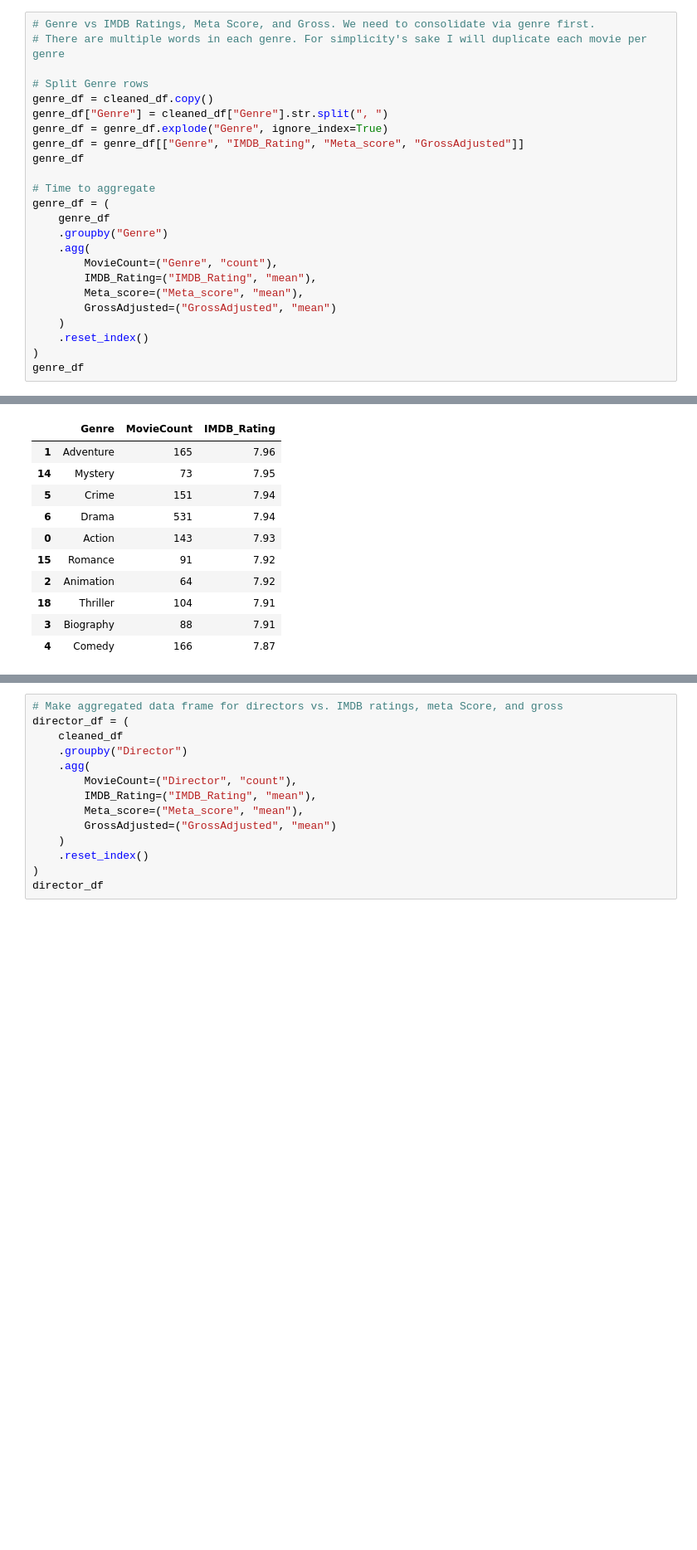
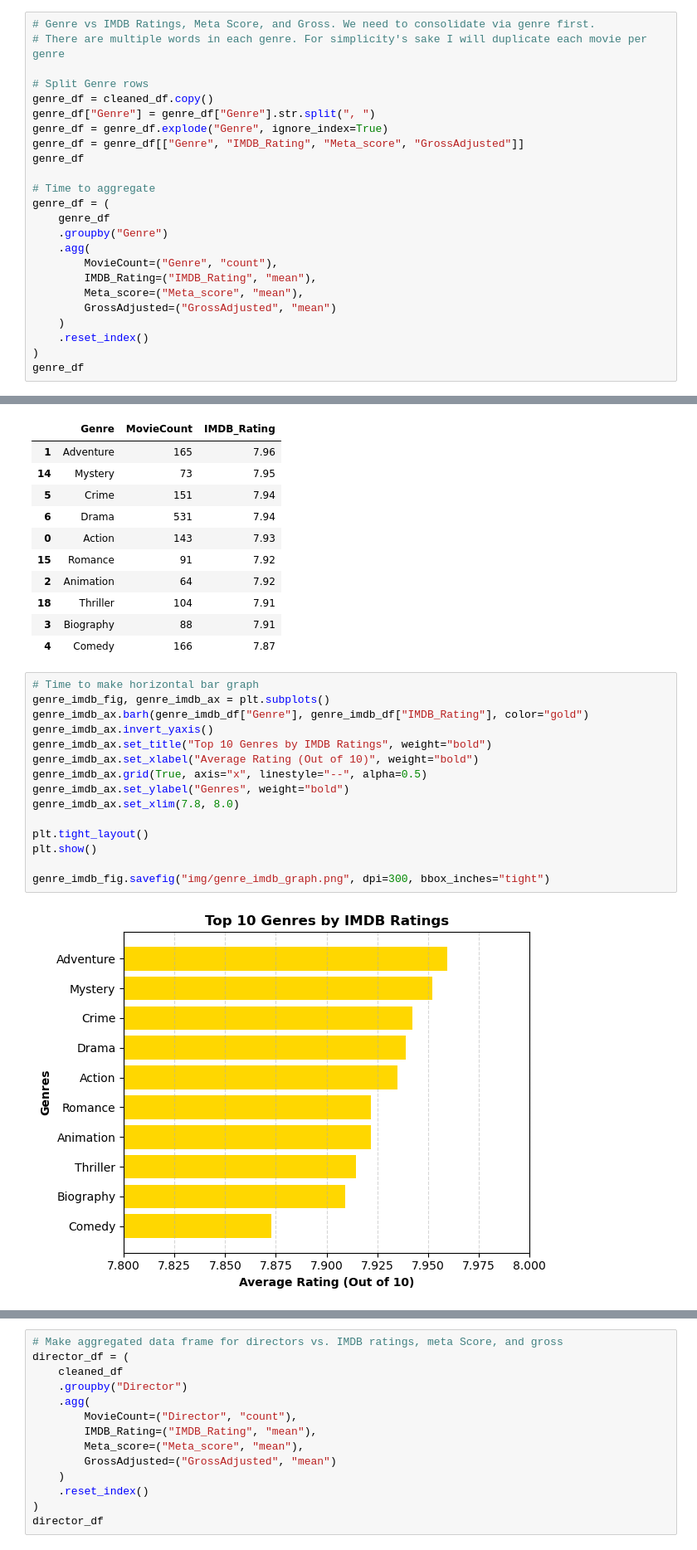
Before and after one commit to spc-kim/midterm_project, a Jupyter notebook: notebook.ipynb, the cells around one changed output, grey strips where cells are left out. Shown at 83% size. Drawn from its saved outputs; the diff is of its cells as text; blank space fills up the shorter version.

```diff
--- a/notebook.ipynb
+++ b/notebook.ipynb
@@ -461,7 +475,7 @@ runtime_fig.savefig("img/corr_runtime_graph.png", dpi=300, bbox_inches="tight")
 
 # Split Genre rows
 genre_df = cleaned_df.copy()
-genre_df["Genre"] = cleaned_df["Genre"].str.split(", ")
+genre_df["Genre"] = genre_df["Genre"].str.split(", ")
 genre_df = genre_df.explode("Genre", ignore_index=True)
 genre_df = genre_df[["Genre", "IMDB_Rating", "Meta_score", "GrossAdjusted"]]
 genre_df
@@ -523,4 +537,21 @@ genre_imdb_df
 | 18 | Thriller | 104 | 7.91 |
 | 3 | Biography | 88 | 7.91 |
 | 4 | Comedy | 166 | 7.87 |
+# %%
+# Time to make horizontal bar graph
+genre_imdb_fig, genre_imdb_ax = plt.subplots()
+genre_imdb_ax.barh(genre_imdb_df["Genre"], genre_imdb_df["IMDB_Rating"], color="gold")
+genre_imdb_ax.invert_yaxis()
+genre_imdb_ax.set_title("Top 10 Genres by IMDB Ratings", weight="bold")
+genre_imdb_ax.set_xlabel("Average Rating (Out of 10)", weight="bold")
+genre_imdb_ax.grid(True, axis="x", linestyle="--", alpha=0.5)
+genre_imdb_ax.set_ylabel("Genres", weight="bold")
+genre_imdb_ax.set_xlim(7.8, 8.0)
+
+plt.tight_layout()
+plt.show()
+
+genre_imdb_fig.savefig("img/genre_imdb_graph.png", dpi=300, bbox_inches="tight")
+# %% [output]
+[figure, added]
 # %% [markdown]
```
Also changed, not shown: parts of 42 cells of this notebook, 8 other files.
